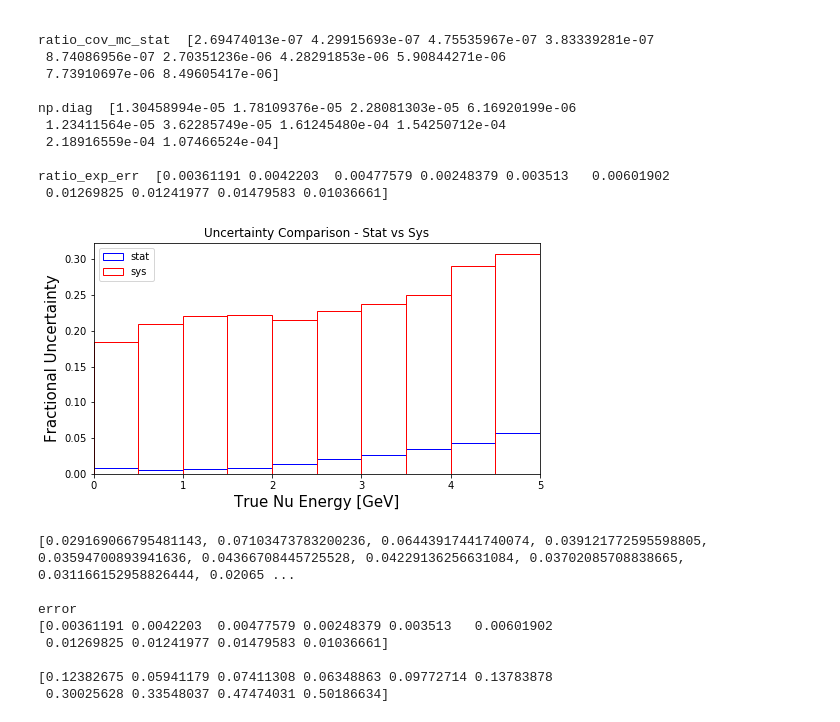
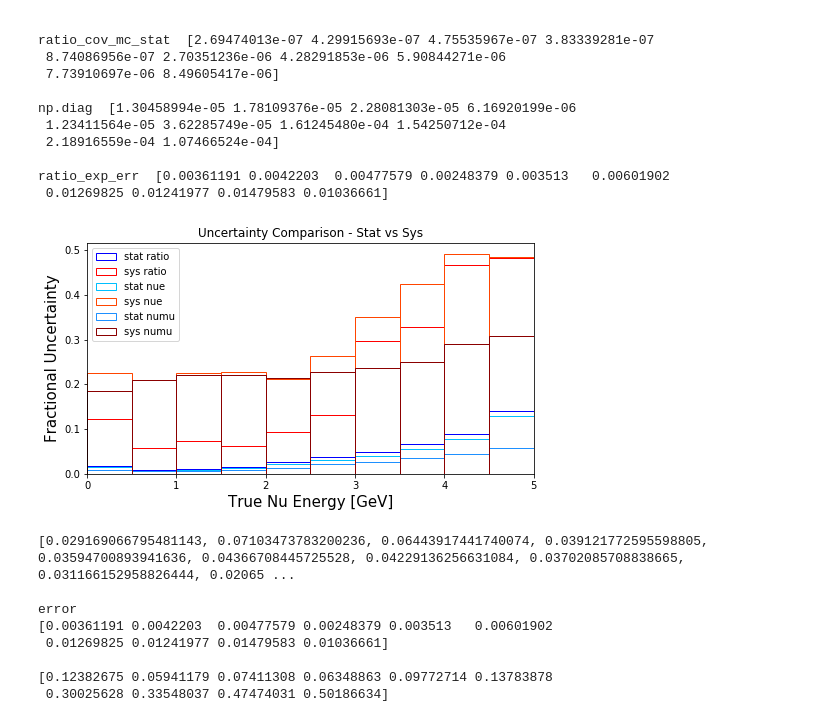
Before and after one commit to afm1g15/PELEE, a Jupyter notebook: Batch_Plot_Construction_Alex.ipynb, the cells around one changed output. Cells and saved outputs as stored; diff of their text form; code cells hidden in the pictures.

```diff
--- a/Batch_Plot_Construction_Alex.ipynb
+++ b/Batch_Plot_Construction_Alex.ipynb
@@ -1267,11 +1165,6 @@ ratio_err_dirt = np.array(ratio_err_dirt)
 # %% [markdown]
 ### Expected Error Calculations
 # %%
-#Was there a point to this intermediate step?
-#currently all detsys errors are 0
-
-
-
 nue_exp_err    = np.sqrt(nue_mc_stat_errs + nue_nue_stat_errs + nue_dirt_stat_errs)
 totalstat_nue = nue_mc_stat_errs + nue_nue_stat_errs + nue_dirt_stat_errs
 print("totalstat_nue ",totalstat_nue )
@@ -1282,23 +1175,6 @@ numu_exp_err    = np.sqrt(numu_mc_stat_errs + nue_mc_stat_errs + numu_dirt_stat_
 totalstat_numu = numu_mc_stat_errs + nue_mc_stat_errs + numu_dirt_stat_errs
 print("totalstat_numu ",totalstat_numu )
 print("numu_exp_err ", numu_exp_err)
-
-
-"""
-print("")
-dnue = totalstat_nue/n_nue_tot
-print(dnue)
-print("")
-dnumu = totalstat_numu/n_numu_tot
-print(dnumu)
-print("")
-rratio = rbin_ratios*np.sqrt((dnue)**2 + (dnumu)**2)
-print(rratio)
-print("")
-print(np.sqrt(rratio))
-print("")
-print(rratio*(nue_exp_err/numu_exp_err))
-"""
 # %% [output]
 totalstat_nue  [0.21730017 1.13684829 0.85463386 0.34465377 0.14163757 0.06703565
  0.03903342 0.01951671 0.00982907 0.00417205]
@@ -1934,30 +1787,34 @@ ratio_exp_err  [0.00361191 0.0042203  0.00477579 0.00248379 0.003513   0.0060190
 # %%
 errors_r_fig = plt.figure(figsize=(8, 7))
 errors_r_gs = gridspec.GridSpec(2, 1, height_ratios=[2, 1])
 errors_r_ax1 = plt.subplot(ratio_gs[0])
 
 
 bins = np.arange(0, 5.5, 0.5)
 count = [0.1, 0.6, 1.1, 1.6, 2.1, 2.6, 3.1, 3.6, 4.1, 4.6]
 
 
 nue_stat_weights = np.sqrt(np.diag(nue_cov_mc_stat))/nue_wanted_list
 nue_sys_weights = np.sqrt(np.diag(nue_cov))/nue_wanted_list
 numu_stat_weights = np.sqrt(np.diag(numu_cov_mc_stat))/numu_wanted_list
 numu_sys_weights = np.sqrt(np.diag(numu_cov))/numu_wanted_list
-ratio_stat_weights = np.sqrt(np.diag(numu_cov_mc_stat))/numu_wanted_list
-ratio_sys_weights = np.sqrt(np.diag(ratio_cov))/numu_wanted_list
+ratio_stat_weights = np.sqrt(np.diag(ratio_cov_mc_stat))/rbin_ratios
+ratio_sys_weights = np.sqrt(np.diag(ratio_cov))/rbin_ratios
 
 
-sel_stat = errors_r_ax1.hist(count, bins, edgecolor='blue', facecolor='None', weights=numu_stat_weights, label='stat')
-sel_sys = errors_r_ax1.hist(count, bins, edgecolor='red', facecolor='None', weights=numu_sys_weights, label='sys')
+sel_stat = errors_r_ax1.hist(count, bins, edgecolor='blue', facecolor='None', weights=ratio_stat_weights, label='stat ratio')
+sel_sys = errors_r_ax1.hist(count, bins, edgecolor='red', facecolor='None', weights=ratio_sys_weights, label='sys ratio')
+sel_stat = errors_r_ax1.hist(count, bins, edgecolor='deepskyblue', facecolor='None', weights=nue_stat_weights, label='stat nue')
+sel_sys = errors_r_ax1.hist(count, bins, edgecolor='orangered', facecolor='None', weights=nue_sys_weights, label='sys nue')
+sel_stat = errors_r_ax1.hist(count, bins, edgecolor='dodgerblue', facecolor='None', weights=numu_stat_weights, label='stat numu')
+sel_sys = errors_r_ax1.hist(count, bins, edgecolor='darkred', facecolor='None', weights=numu_sys_weights, label='sys numu')
 errors_r_ax1.set_ylabel('Fractional Uncertainty', fontsize=15)
 errors_r_ax1.set_xlabel('True Nu Energy [GeV]', fontsize=15)
 errors_r_ax1.set_title("Uncertainty Comparison - Stat vs Sys")
 errors_r_ax1.set_xlim([0, 5])
 #errors_r_ax1.set_ylim([0, 100])
 leg = errors_r_ax1.legend()
 #errors_r_ax1.set_yscale('log')
 # %% [output]
-[figure, old version]
+[figure, new version]
 # %%
```
Also changed, not shown: parts of 13 cells of this notebook, 7 other files.
